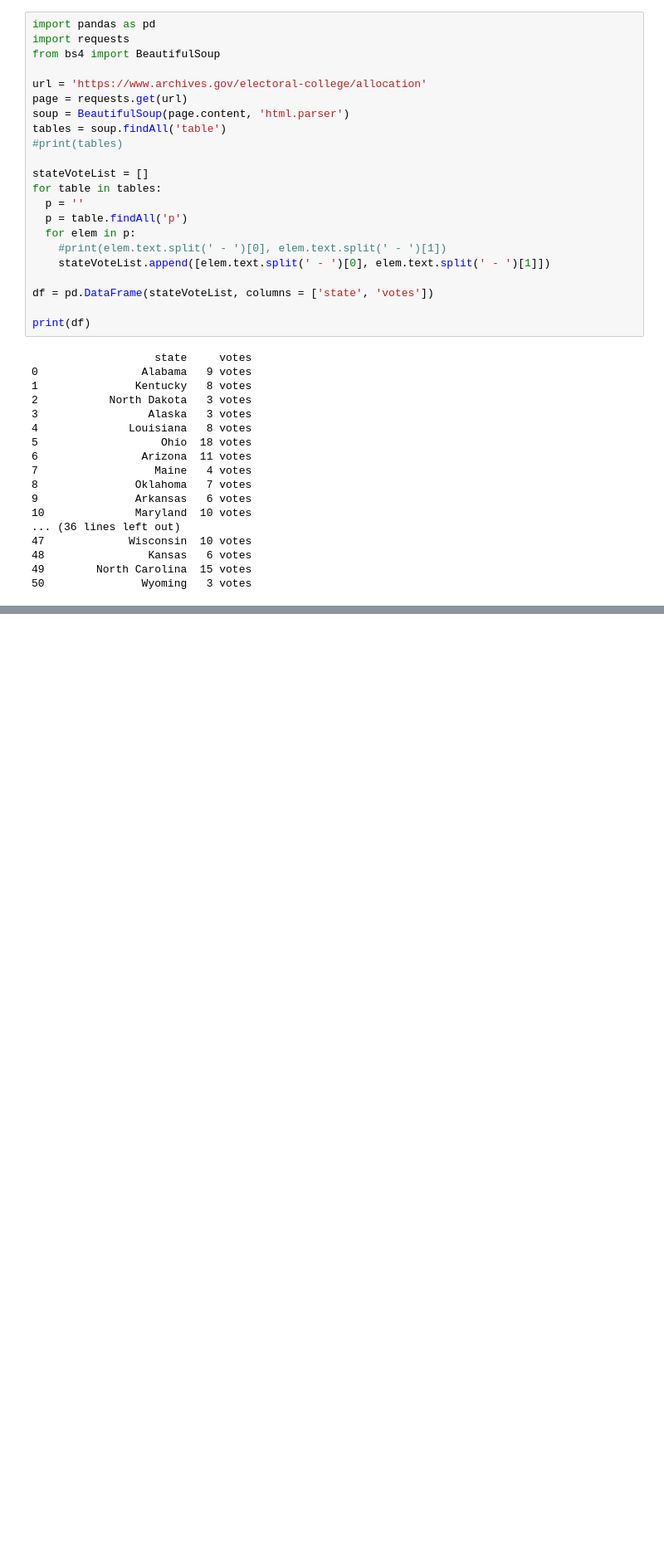
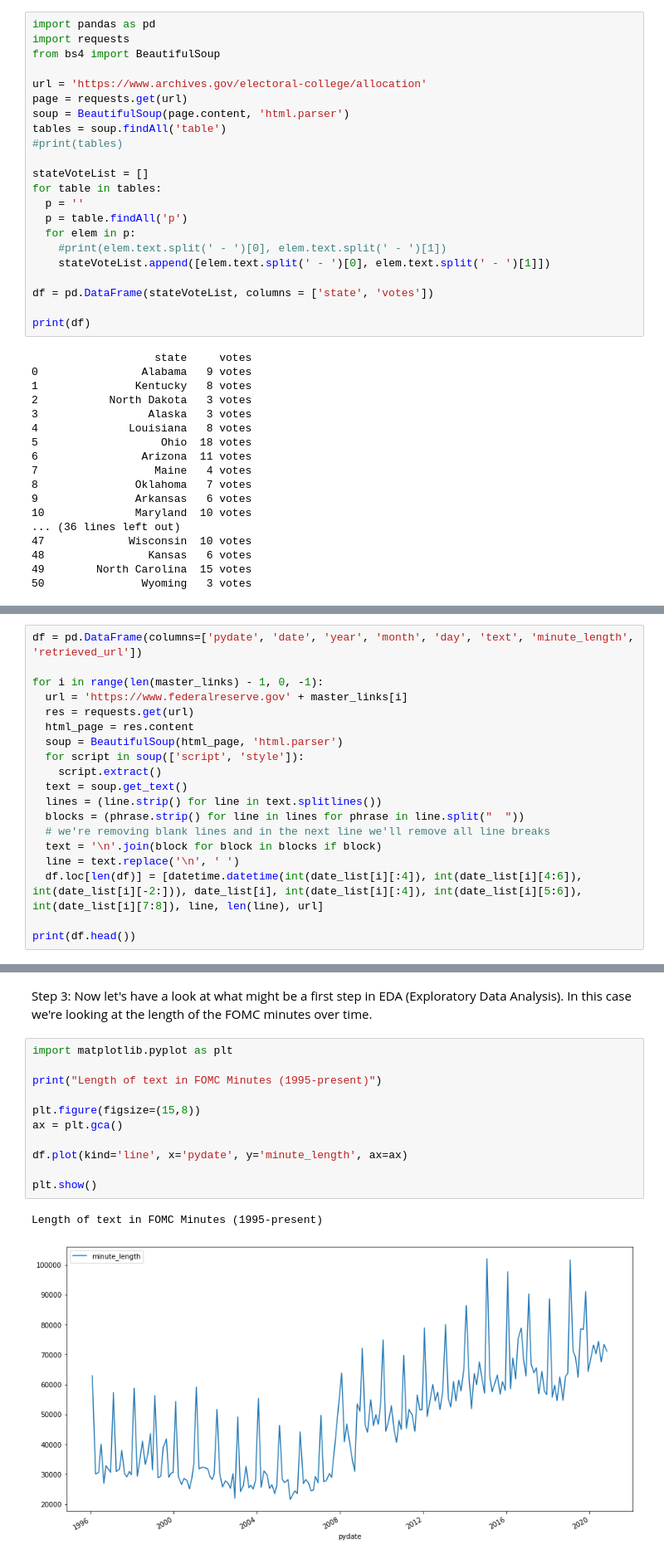
Before and after one commit to patrickjlong1/python-tutorials, a Jupyter notebook: beautifulSoupIntro.ipynb, the cells around one changed output, grey strips where cells are left out. Shown: that part at 83% size. Cells and saved outputs as stored; diff of their text form; blank space fills up the shorter version.

Commit message:
modified existing files
Added extra examples to flaskColabIntro.ipynb and beautifulSoupintro.ipynb

```diff
--- a/beautifulSoupIntro.ipynb
+++ b/beautifulSoupIntro.ipynb
@@ -44,0 +82,19 @@ print(df)
+# %%
+df = pd.DataFrame(columns=['pydate', 'date', 'year', 'month', 'day', 'text', 'minute_length', 'retrieved_url'])
+
+for i in range(len(master_links) - 1, 0, -1):
+  url = 'https://www.federalreserve.gov' + master_links[i]
+  res = requests.get(url)
+  html_page = res.content
+  soup = BeautifulSoup(html_page, 'html.parser')
+  for script in soup(['script', 'style']):
+    script.extract()
+  text = soup.get_text()
+  lines = (line.strip() for line in text.splitlines())
+  blocks = (phrase.strip() for line in lines for phrase in line.split("  "))
+  # we're removing blank lines and in the next line we'll remove all line breaks
+  text = '\n'.join(block for block in blocks if block)
+  line = text.replace('\n', ' ')
+  df.loc[len(df)] = [datetime.datetime(int(date_list[i][:4]), int(date_list[i][4:6]), int(date_list[i][-2:])), date_list[i], int(date_list[i][:4]), int(date_list[i][5:6]), int(date_list[i][7:8]), line, len(line), url]
+
+print(df.head())
@@ -44,0 +110,16 @@ print(df)
+# %% [markdown]
+Step 3: Now let's have a look at what might be a first step in EDA (Exploratory Data Analysis). In this case we're looking at the length of the FOMC minutes over time.
+# %%
+import matplotlib.pyplot as plt
+
+print("Length of text in FOMC Minutes (1995-present)")
+
+plt.figure(figsize=(15,8))
+ax = plt.gca()
+
+df.plot(kind='line', x='pydate', y='minute_length', ax=ax)
+
+plt.show()
+# %% [output]
+Length of text in FOMC Minutes (1995-present)
+[figure, added]
```
Also changed, not shown: parts of 6 cells of this notebook, 1 other file.
